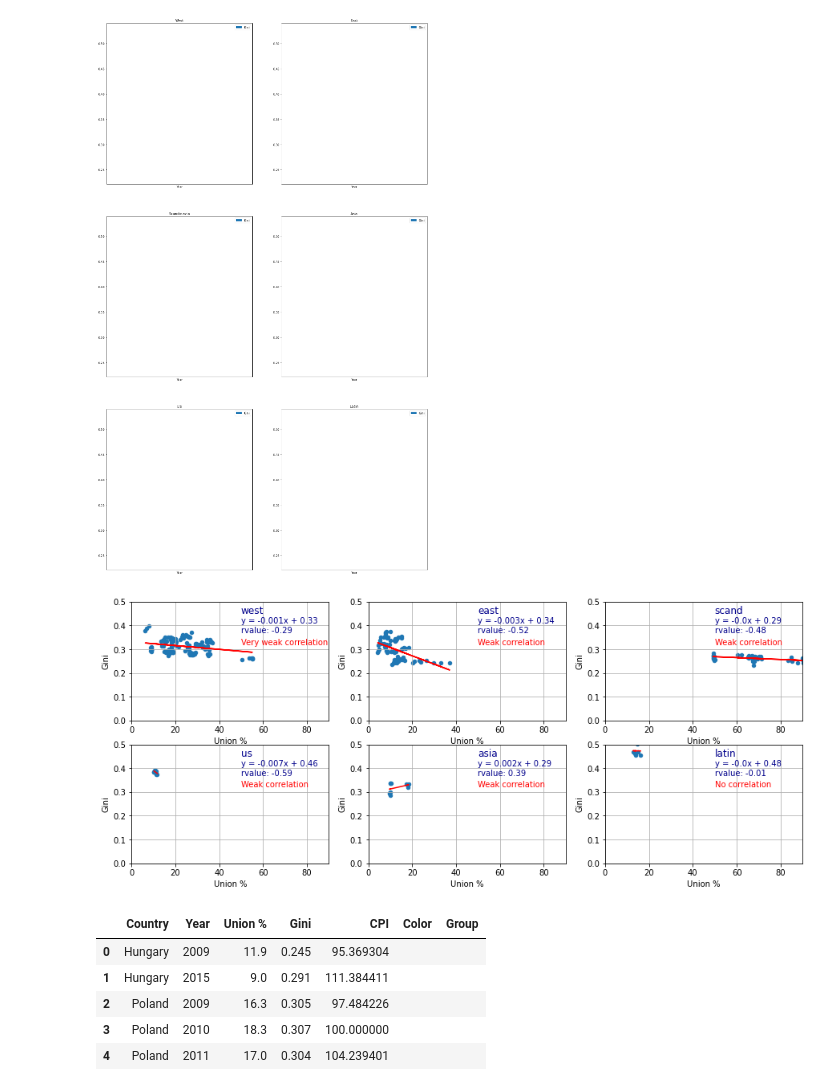
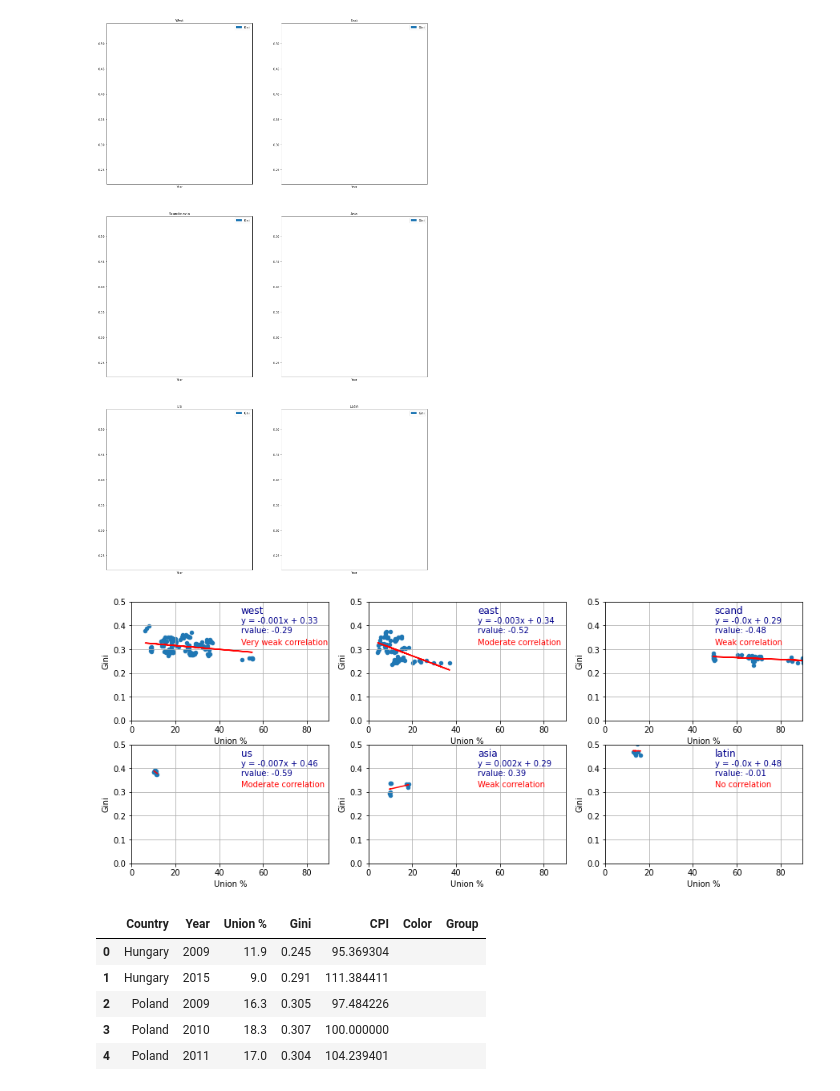
Before and after one commit to Simon-Xu-Lan/Data-Project-1-Income-Inequality, a Jupyter notebook: simon.ipynb, the cells around one changed output. Saved outputs shown, nothing was run; the diff lists cells and outputs as text; code cells hidden in the pictures.

```diff
--- a/simon.ipynb
+++ b/simon.ipynb
@@ -284,44 +284,55 @@ df = {
     "asia": {"df":asia_filter, "x":2, "y":0, "color": "g"},
     "latin": {"df":latin_filter, "x":2, "y":1, "color": "r"}
 }
+# %%
+df = {
+    "west": {"df": west_filter, "x":0, "y":0, "color": "cyan"},
+    "east": {"df": east_filter, "x":0, "y":1, "color": "purple"},
+    "scand": {"df":scand_filter, "x":1, "y":0, "color": "oliver"},
+    "us": {"df":us_filter, "x":1, "y":1, "color": "blue"},
+    "asia": {"df":asia_filter, "x":2, "y":0, "color": "green"},
+    "latin": {"df":latin_filter, "x":2, "y":1, "color": "red"}
+}
 # %%
 fig, ax = plt.subplots(2, 3, figsize=(15, 6))
 
 i = 0
 for region in df:
 #     x_position=df[region]["x"]
 #     y_position=df[region]["y"]
     current_ax = ax[i // 3][i % 3]
     df[region]["df"].plot.scatter(x="Union %", y="Gini", ax=current_ax, grid=True)
 #     ax[x_position][y_position].set_title(region)
     current_ax.set_ylim(0, 0.5)
     current_ax.set_xlim(0, 90)
 
     x = df[region]["df"]["Union %"]
     y = df[region]["df"]["Gini"]
     (slope, intercept, rvalue, pvalue, stderr) = st.linregress(x, y)
     regress_values = x * slope + intercept
     line_eq = f"y = {round(slope, 3)}x + {round(intercept, 2)}"
     current_ax.plot(x, regress_values, "r-")
 
     current_ax.annotate(region, (50,0.45), fontsize=12, color="darkblue")
     current_ax.annotate(line_eq, (50,0.41), fontsize=10, color="darkblue")
     current_ax.annotate(f"rvalue: {round(rvalue,2)}", (50,0.37), fontsize=10, color="darkblue")
 
     correlation = "No correlation"
-    if abs(rvalue) > 0.25:
+    if abs(rvalue) < 0.1:
+        correlation = "No correlation"
+    elif abs(rvalue) < 0.3:
         correlation = "Very weak correlation"
-    if abs(rvalue) > 0.3:
+    elif abs(rvalue) < 0.5:
         correlation = "Weak correlation"
-    elif abs(rvalue) > 0.5:
+    elif abs(rvalue) < 0.7:
         correlation = "Moderate correlation"
-    elif abs(rvalue) > 0.7:
+    elif abs(rvalue) < 1:
         correlation = "Strong correlation"
     current_ax.annotate(correlation, (50,0.32), fontsize=10, color="red")
 
     i += 1
 # %% [output]
-[figure, old version]
+[figure, new version]
 # %%
 data_working
 data_working["Color"] = ""
```
Also changed, not shown: parts of 1 cell of this notebook, 8 other files.
